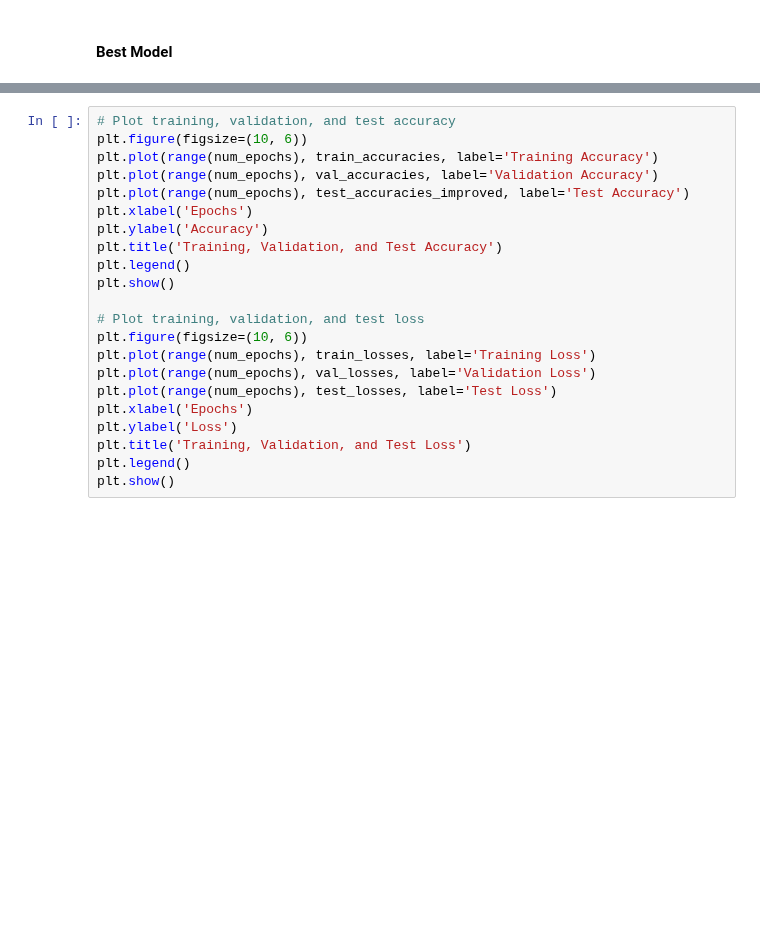
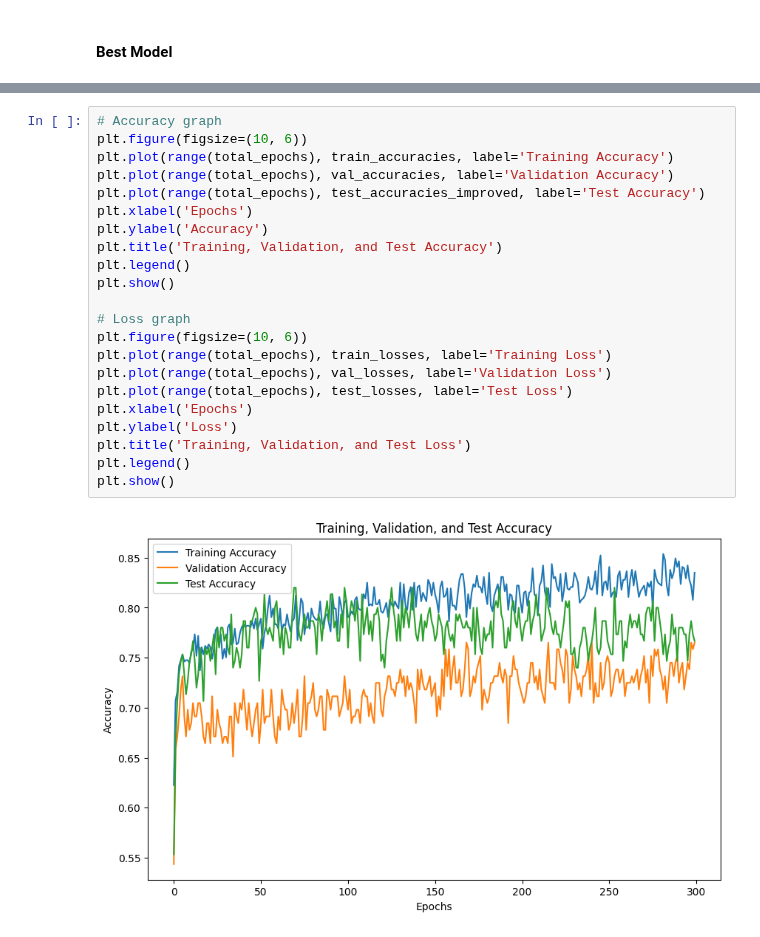
Before and after one commit to ruthvik-30/A2_ML, a Jupyter notebook: A2_part2.ipynb, the cells around one changed output, grey strips where cells are left out. Saved outputs shown, nothing was run; the diff lists cells and outputs as text; blank space fills up the shorter version.

```diff
--- a/A2_part2.ipynb
+++ b/A2_part2.ipynb
@@ -1402,22 +1393,24 @@ print()
 # %%
-# Plot training, validation, and test accuracy
+# Accuracy graph
 plt.figure(figsize=(10, 6))
-plt.plot(range(num_epochs), train_accuracies, label='Training Accuracy')
-plt.plot(range(num_epochs), val_accuracies, label='Validation Accuracy')
-plt.plot(range(num_epochs), test_accuracies_improved, label='Test Accuracy')
+plt.plot(range(total_epochs), train_accuracies, label='Training Accuracy')
+plt.plot(range(total_epochs), val_accuracies, label='Validation Accuracy')
+plt.plot(range(total_epochs), test_accuracies_improved, label='Test Accuracy')
 plt.xlabel('Epochs')
 plt.ylabel('Accuracy')
 plt.title('Training, Validation, and Test Accuracy')
 plt.legend()
 plt.show()
 
-# Plot training, validation, and test loss
+# Loss graph
 plt.figure(figsize=(10, 6))
-plt.plot(range(num_epochs), train_losses, label='Training Loss')
-plt.plot(range(num_epochs), val_losses, label='Validation Loss')
-plt.plot(range(num_epochs), test_losses, label='Test Loss')
+plt.plot(range(total_epochs), train_losses, label='Training Loss')
+plt.plot(range(total_epochs), val_losses, label='Validation Loss')
+plt.plot(range(total_epochs), test_losses, label='Test Loss')
 plt.xlabel('Epochs')
 plt.ylabel('Loss')
 plt.title('Training, Validation, and Test Loss')
 plt.legend()
 plt.show()
+# %% [output]
+[figure, added]
```
Also changed, not shown: parts of 19 cells of this notebook, 1 other file.
